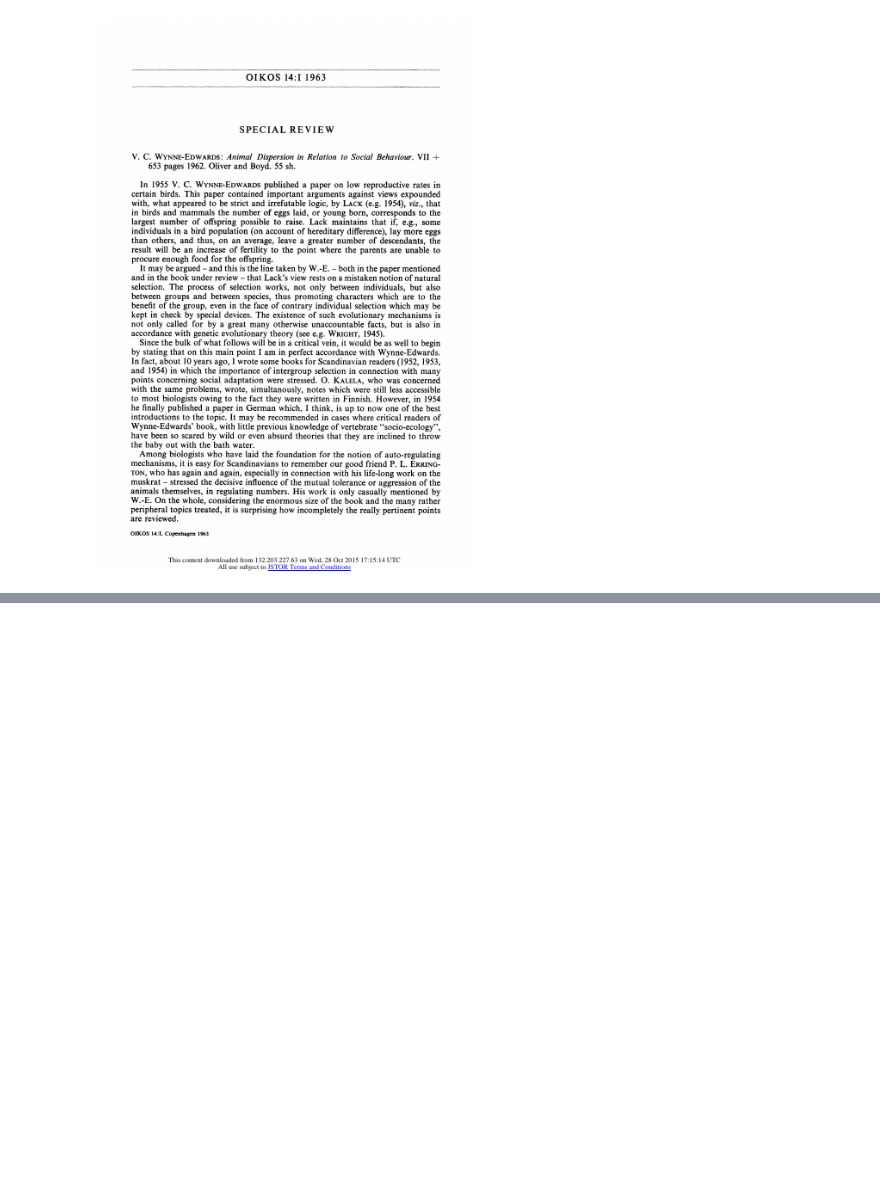
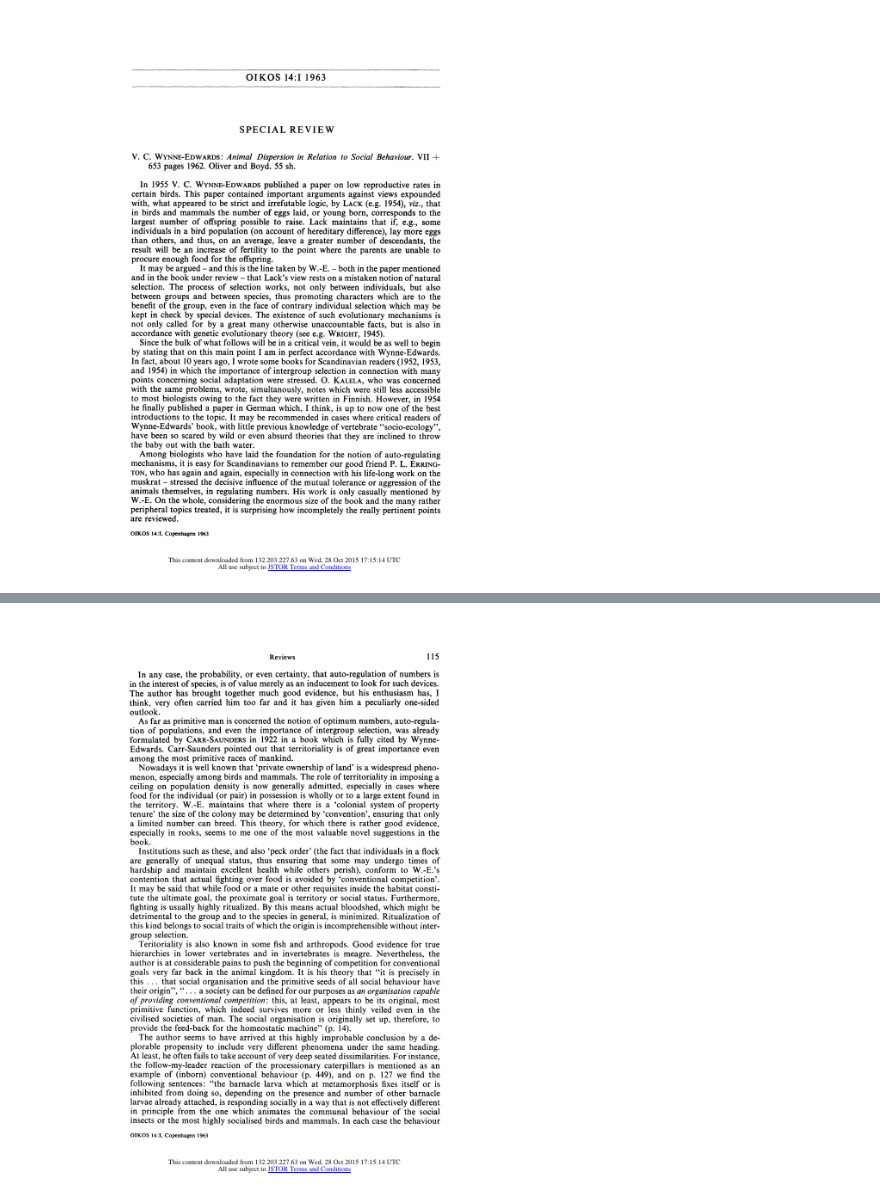
Before and after one commit to jstonge/sci_feuds, a Jupyter notebook: etc/braestrup_1963.ipynb, the cells around one changed output, grey strips where cells are left out. Cells and saved outputs as stored; diff of their text form; code cells hidden in the pictures; blank space fills up the shorter version.

```diff
--- a/etc/braestrup_1963.ipynb
+++ b/etc/braestrup_1963.ipynb
@@ -34,0 +39,4 @@ dat
+# %%
+display(doc.images[3])
+# %% [output]
+[figure, added]
```
Also changed, not shown: parts of 7 cells of this notebook.
